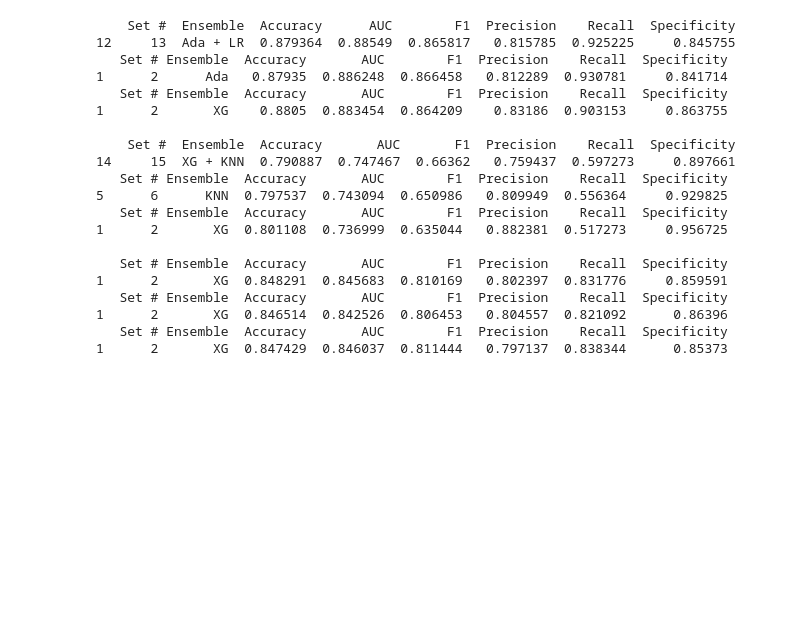
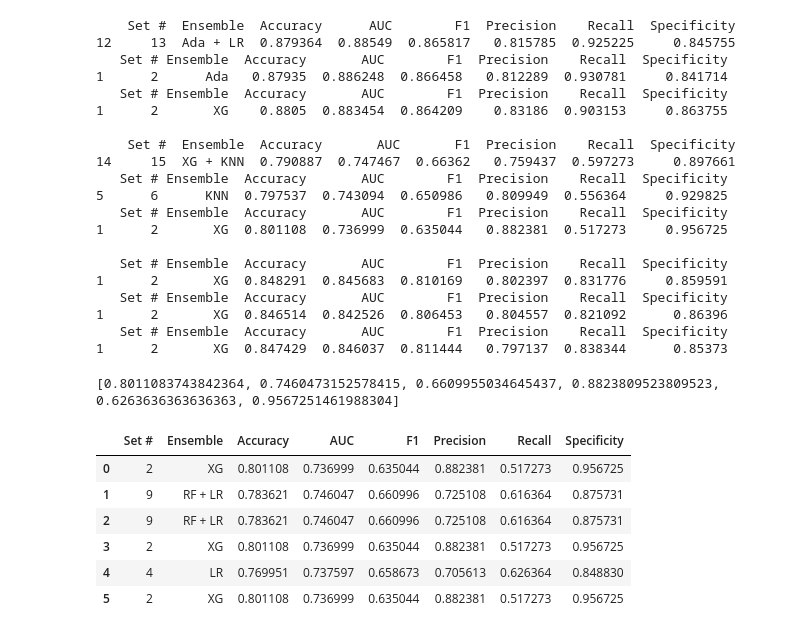
Before and after one commit to NicholasCG/Glioma-Classification, a Jupyter notebook: Data_Exploration.ipynb, the cells around one changed output. Cells and saved outputs as stored; diff of their text form; code cells hidden in the pictures; blank space fills up the shorter version.

```diff
--- a/Data_Exploration.ipynb
+++ b/Data_Exploration.ipynb
@@ -2709,3 +2742,27 @@ print(best_combined_no_fs)
 1      2       XG  0.846514  0.842526  0.806453   0.804557  0.821092      0.86396
    Set # Ensemble  Accuracy       AUC        F1  Precision    Recall  Specificity
 1      2       XG  0.847429  0.846037  0.811444   0.797137  0.838344      0.85373
+# %%
+# in TCGA voter, find the best value for each metric
+
+best = [best_combined_no_fs.sort_values(metric, ascending=False)[metric].head(1).values[0] for metric in metrics]
+
+print(best)
+
+best_rows = []
+
+# print the rows that have the best value for each metric
+for i, metric in enumerate(metrics):
+    best_rows.append(best_combined_no_fs[best_combined_no_fs[metric] == best[i]])
+
+best_rows = pd.concat(best_rows, ignore_index=True)
+best_rows
+# %% [output]
+[0.8011083743842364, 0.7460473152578415, 0.6609955034645437, 0.8823809523809523, 0.6263636363636363, 0.9567251461988304]
+|  | Set # | Ensemble | Accuracy | AUC | F1 | Precision | Recall | Specificity |
+| 0 | 2 | XG | 0.801108 | 0.736999 | 0.635044 | 0.882381 | 0.517273 | 0.956725 |
+| 1 | 9 | RF + LR | 0.783621 | 0.746047 | 0.660996 | 0.725108 | 0.616364 | 0.875731 |
+| 2 | 9 | RF + LR | 0.783621 | 0.746047 | 0.660996 | 0.725108 | 0.616364 | 0.875731 |
+| 3 | 2 | XG | 0.801108 | 0.736999 | 0.635044 | 0.882381 | 0.517273 | 0.956725 |
+| 4 | 4 | LR | 0.769951 | 0.737597 | 0.658673 | 0.705613 | 0.626364 | 0.848830 |
+| 5 | 2 | XG | 0.801108 | 0.736999 | 0.635044 | 0.882381 | 0.517273 | 0.956725 |
```
Also changed, not shown: parts of 2 cells of this notebook.
